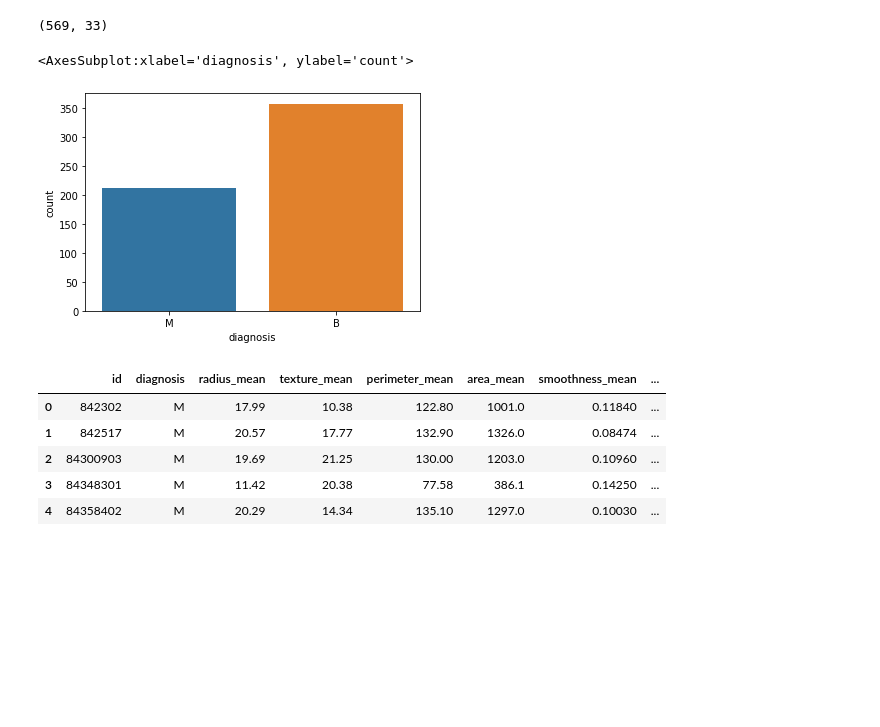
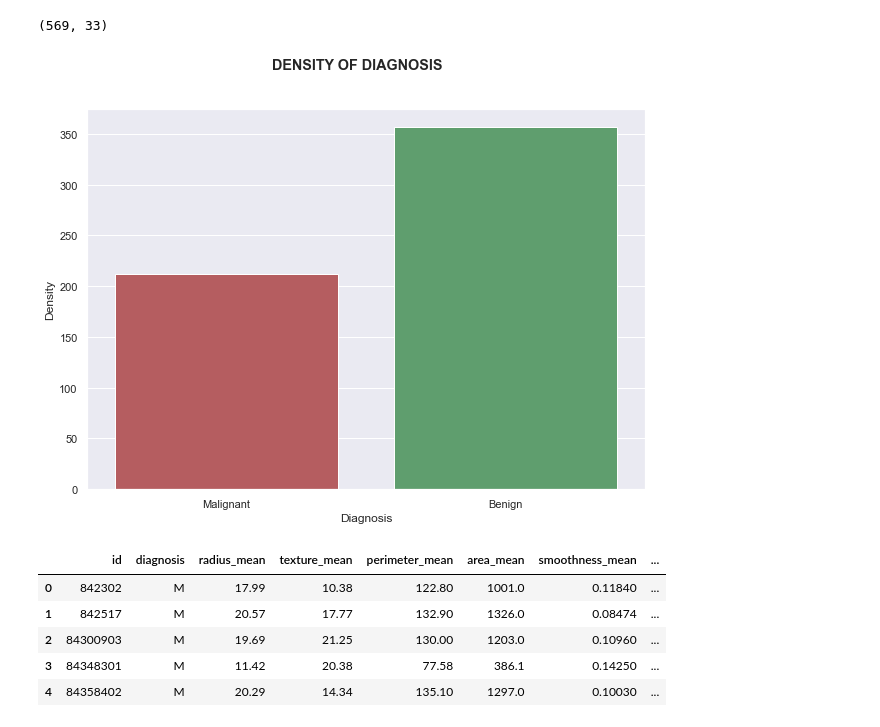
Before and after one commit to Yanasants/breast_cancer, a Jupyter notebook: data_analytics.ipynb, the cells around one changed output. Saved outputs shown, nothing was run; the diff lists cells and outputs as text; code cells hidden in the pictures; blank space fills up the shorter version.

```diff
--- a/data_analytics.ipynb
+++ b/data_analytics.ipynb
@@ -47,11 +46,20 @@ memory usage: 146.8+ KB
 df.shape
 # %% [output]
 (569, 33)
-# %%
-sns.countplot(data=df, x='diagnosis')
-# %% [output]
-<AxesSubplot:xlabel='diagnosis', ylabel='count'>
-[figure, removed]
+# %%
+fig, ax = plt.subplots(figsize=(10,7))
+fig.suptitle('DENSITY OF DIAGNOSIS', fontweight='bold')
+
+colors = {'B': "g", 'M': "r"}
+sns.set(style='darkgrid')
+sns.countplot(data=df, x='diagnosis', palette=colors)
+ax.set_xticklabels(['Malignant','Benign'])
+ax.set_ylabel('Density')
+ax.set_xlabel('Diagnosis')
+
+plt.show()
+# %% [output]
+[figure, added]
 # %%
 mean_df = df.iloc[:, 0:12]
 mean_df.head()
```
Also changed, not shown: parts of 5 cells of this notebook.
